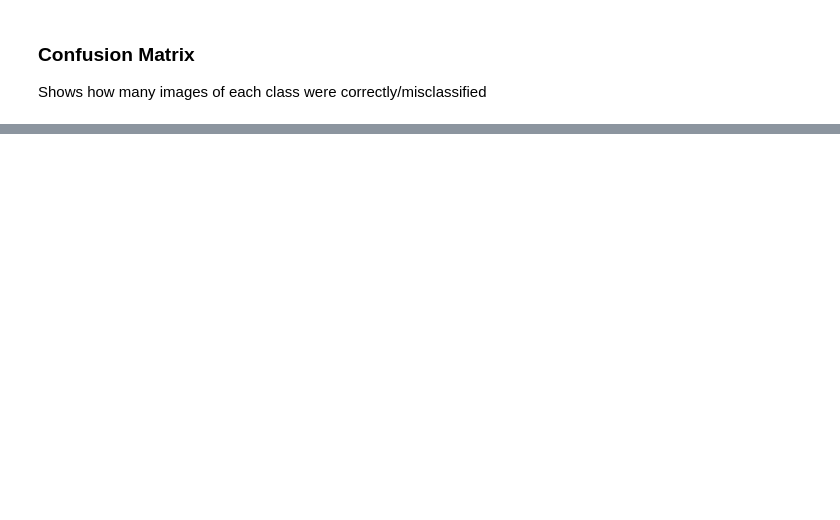
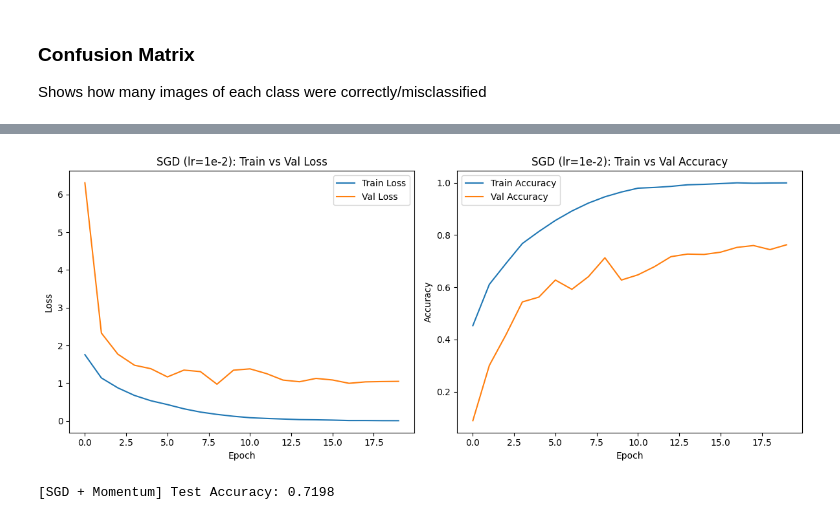
Before and after one commit to NethmiAmasha/Waste-Image-Classification-CNN, a Jupyter notebook: CNN.ipynb, the cells around one changed output, grey strips where cells are left out. Cells and saved outputs as stored; diff of their text form; code cells hidden in the pictures; blank space fills up the shorter version.

```diff
--- a/CNN.ipynb
+++ b/CNN.ipynb
@@ -313,0 +490,8 @@ from tensorflow.keras import layers, models
+# %%
+model_mom.compile(
+    optimizer = optimizers.SGD(learning_rate=5e-3, momentum=0.9),
+    loss='sparse_categorical_crossentropy',
+    metrics=['accuracy']
+)
+# %%
+hist_mom = model_mom.fit(train_ds, validation_data=val_ds, epochs=20, verbose=1)
@@ -313,0 +516,26 @@ from tensorflow.keras import layers, models
+# %%
+plt.figure(figsize=(12,5))
+
+# --- Loss ---
+plt.subplot(1,2,1)
+plt.plot(hist_mom.history['loss'], label='Train Loss')
+plt.plot(hist_mom.history['val_loss'], label='Val Loss')
+plt.title("SGD (lr=1e-2): Train vs Val Loss")
+plt.xlabel('Epoch'); plt.ylabel('Loss'); plt.legend()
+
+# --- Accuracy ---
+plt.subplot(1,2,2)
+plt.plot(hist_mom.history['accuracy'], label='Train Accuracy')
+plt.plot(hist_mom.history['val_accuracy'], label='Val Accuracy')
+plt.title("SGD (lr=1e-2): Train vs Val Accuracy")
+plt.xlabel('Epoch'); plt.ylabel('Accuracy'); plt.legend()
+
+plt.tight_layout()
+plt.show()
+
+
+mom_test_loss, mom_test_acc = model_mom.evaluate(test_ds, verbose=0)
+print(f"[SGD + Momentum] Test Accuracy: {mom_test_acc:.4f}")
+# %% [output]
+[figure, added]
+[SGD + Momentum] Test Accuracy: 0.7198
```
Also changed, not shown: parts of 21 cells of this notebook.
